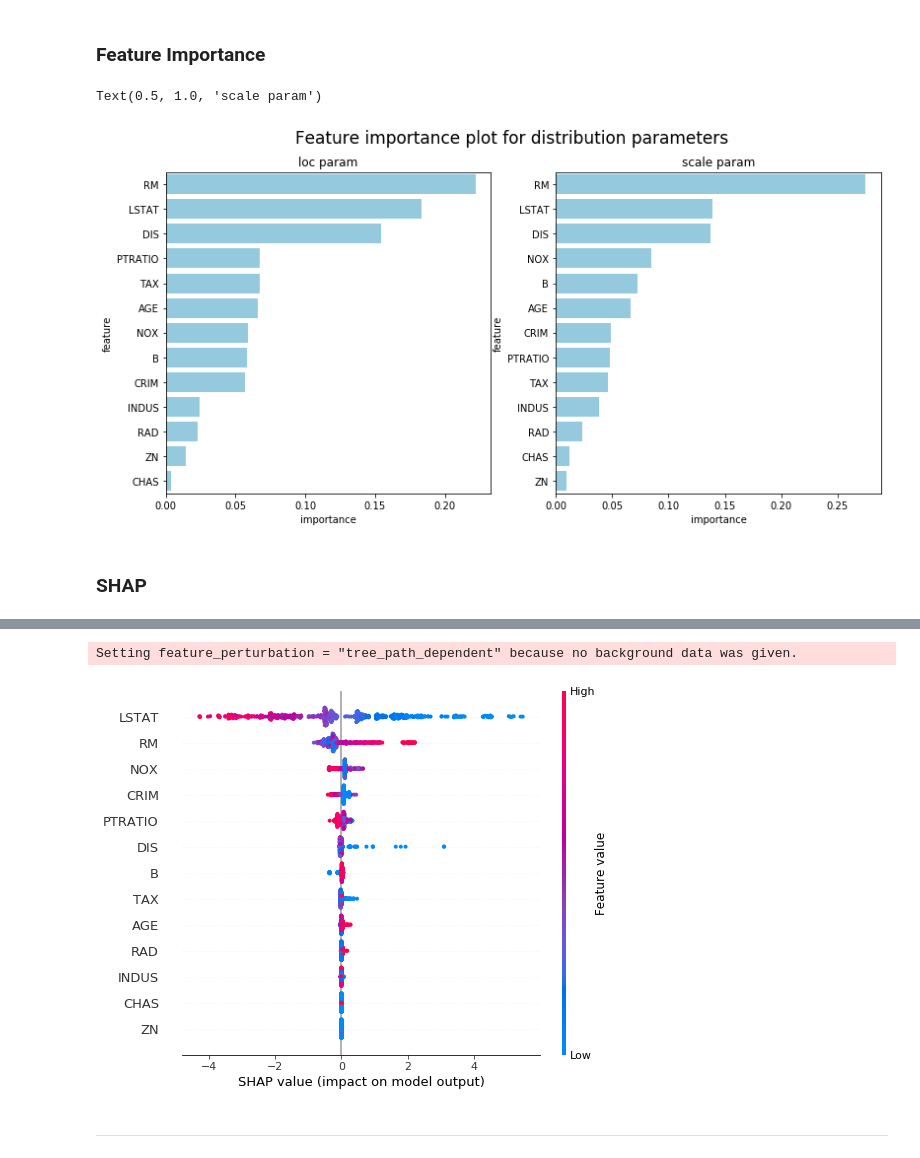
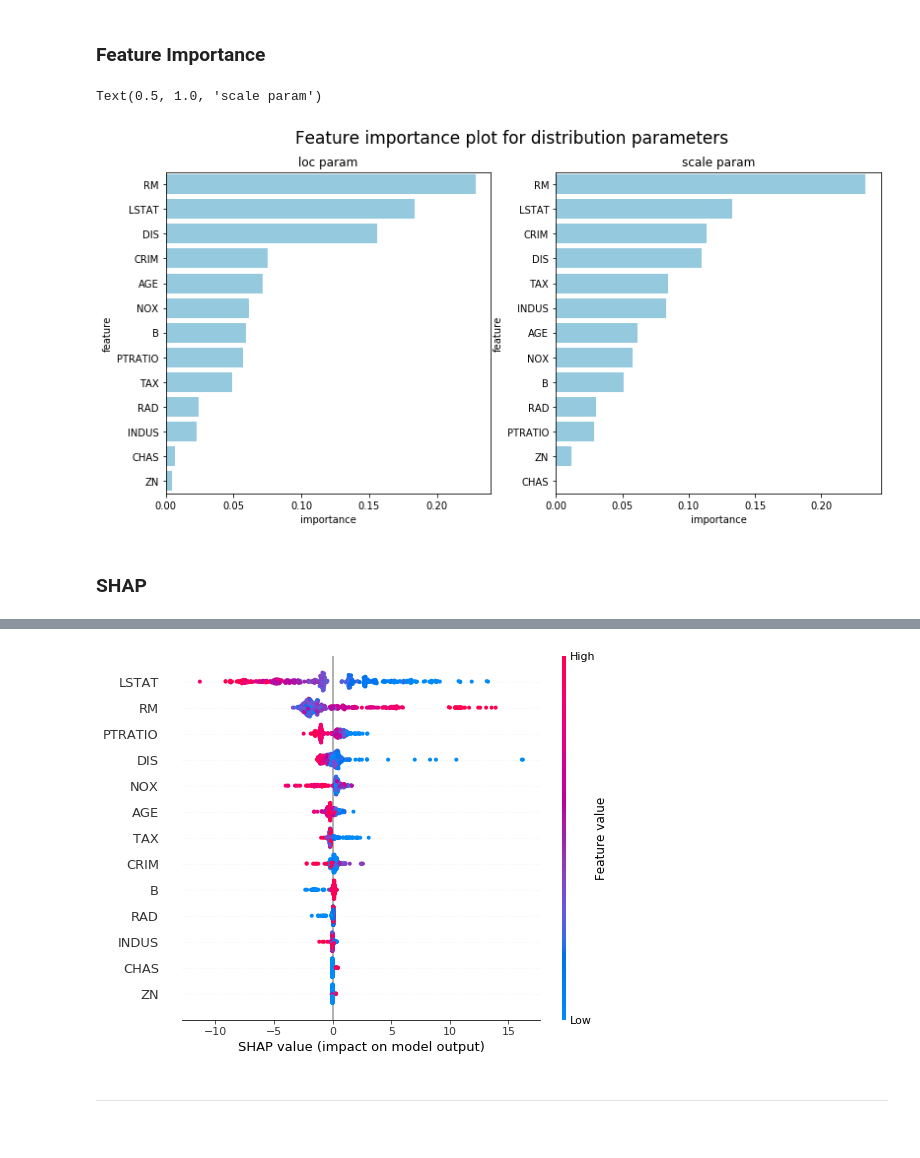
Before and after one commit to stanfordmlgroup/ngboost, a Jupyter notebook: examples/vignette.ipynb, the cells around one changed output, grey strips where cells are left out. Saved outputs shown, nothing was run; the diff lists cells and outputs as text; code cells hidden in the pictures.

```diff
--- a/examples/vignette.ipynb
+++ b/examples/vignette.ipynb
@@ -256,7 +273,7 @@ param_grid = {
     'Base': [b1, b2]
 }
 
-ngb = NGBRegressor(Dist=Exponential, verbose=False)
+ngb = NGBRegressor(Dist=Normal, verbose=False)
 
 grid_search = GridSearchCV(ngb, param_grid=param_grid, cv=5)
 grid_search.fit(X_reg_train, Y_reg_train)
@@ -301,21 +318,20 @@ sns.barplot(x='importance',y='feature',ax=ax1,data=df_loc, color="skyblue").set_
 sns.barplot(x='importance',y='feature',ax=ax2,data=df_scale, color="skyblue").set_title('scale param')
 # %% [output]
 Text(0.5, 1.0, 'scale param')
-[figure, old version]
+[figure, new version]
 # %% [markdown]
 ### SHAP
 # %%
 import shap
 shap.initjs()
 
 ## SHAP plot for loc trees
 explainer = shap.TreeExplainer(ngb, model_output=0) # use model_output = 1 for scale trees
-shap_values = explainer.shap_values(X)
-shap.summary_plot(shap_values, X, feature_names=load_boston()['feature_names'])
+shap_values = explainer.shap_values(X_reg_train)
+shap.summary_plot(shap_values, X_reg_train, feature_names=load_boston()['feature_names'])
 # %% [output]
 [interactive output not drawn]
-Setting feature_perturbation = "tree_path_dependent" because no background data was given.
-[figure, old version]
+[figure, new version]
 # %% [markdown]
 ----
 # %% [markdown]
```
Also changed, not shown: parts of 18 cells of this notebook, 4 other files.
